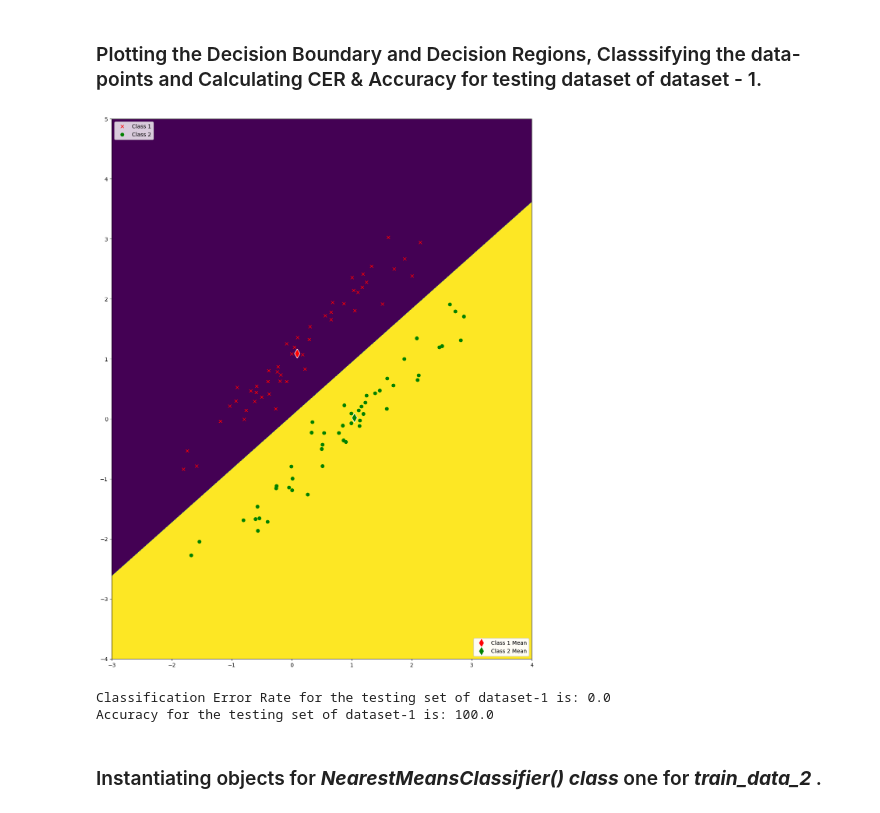
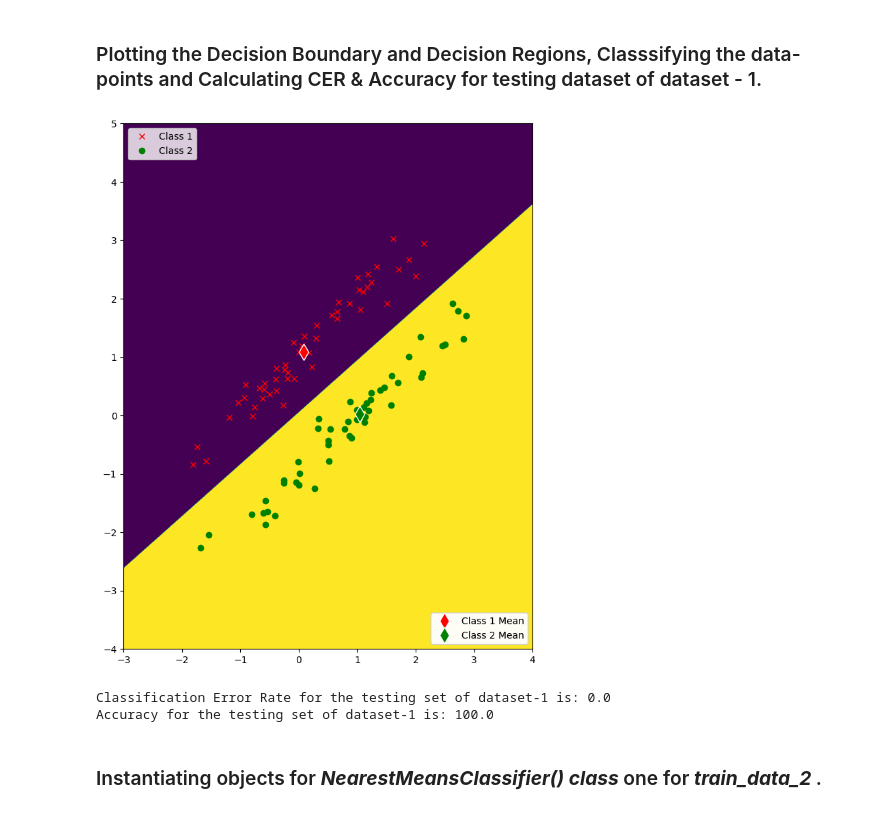
Before and after one commit to SudeshKumarSK/ee559-mlOne, a Jupyter notebook: homeworkOne.ipynb, the cells around one changed output. Drawn from its saved outputs; the diff is of its cells as text; code cells hidden in the pictures.

```diff
--- a/homeworkOne.ipynb
+++ b/homeworkOne.ipynb
@@ -147,18 +147,18 @@ Accuracy for the training set of dataset-1 is: 100.0
 # %%
 X_test_1, n_test_1, T_test_1 = nmc_1.transformTestData(test_data=test_data_1)
 
-nmc_1.plotDecisionBoundaries(training=X_test_1, label_train=T_test_1, sample_mean=class_means_1, fsize=(18, 18))
+nmc_1.plotDecisionBoundaries(training=X_test_1, label_train=T_test_1, sample_mean=class_means_1, fsize=(10, 10))
 
 Y_hat_test_1 = nmc_1.classify(X=X_test_1, sample_means=class_means_1)
 
 CER_test_1 = nmc_1.calculateCER(T=T_test_1, Y_hat=Y_hat_test_1, percentageFlag=True)
 
 accuracy_test_1 = nmc_1.calculateAccuracy(T=T_test_1, Y_hat=Y_hat_test_1, percentageFlag=True)
 
 print(f"Classification Error Rate for the testing set of dataset-1 is: {CER_test_1}")
 print(f"Accuracy for the testing set of dataset-1 is: {accuracy_test_1}")
 # %% [output]
-[figure, old version]
+[figure, new version]
 Classification Error Rate for the testing set of dataset-1 is: 0.0
 Accuracy for the testing set of dataset-1 is: 100.0
 # %% [markdown]
```
Also changed, not shown: parts of 3 cells of this notebook.
